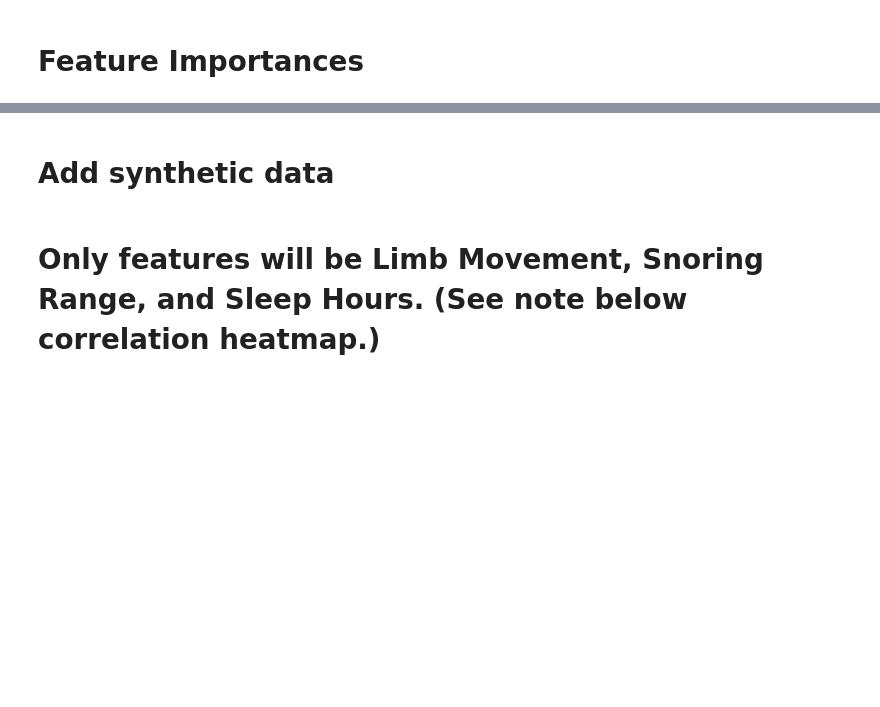
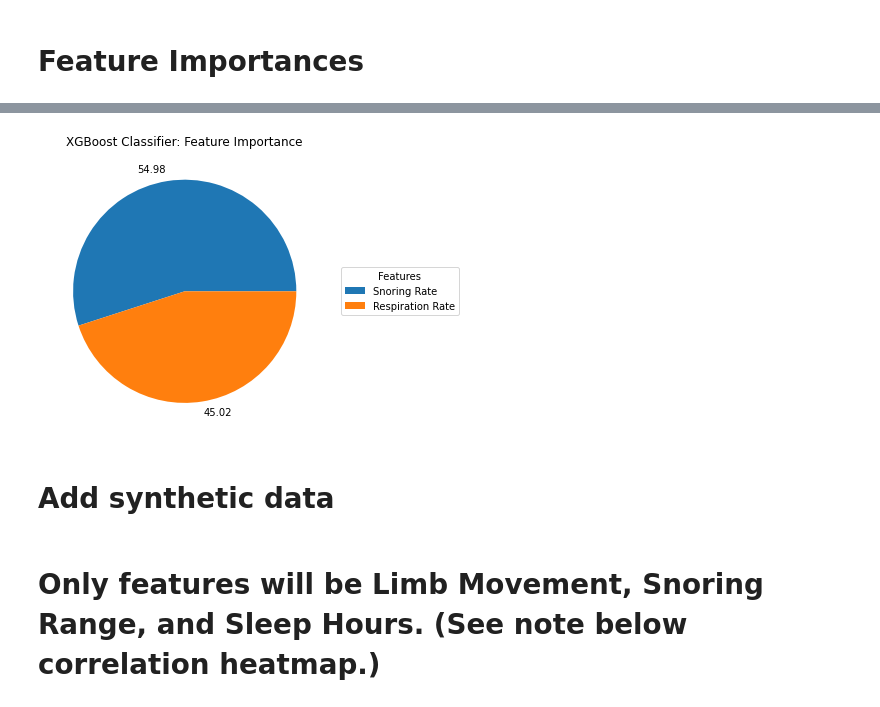
Before and after one commit to mkerekes1427/CAP-4770-Final-Project, a Jupyter notebook: sleep-datascience-notebook.ipynb, the cells around one changed output, grey strips where cells are left out. Drawn from its saved outputs; the diff is of its cells as text; code cells hidden in the pictures; blank space fills up the shorter version.

```diff
--- a/sleep-datascience-notebook.ipynb
+++ b/sleep-datascience-notebook.ipynb
@@ -275,3 +293,11 @@ XGBoost Classifier [0.5498198 0.        0.4501802 0.        0.        0.
+# %%
+fig, ax = plt.subplots(figsize=(5,24))
+ax.pie(XGB_importance, labels=XGB_importance)
+plt.title('XGBoost Classifier: Feature Importance')
+ax.legend(features[:len(XGB_importance)], title='Features',loc='center right', bbox_to_anchor=(1, 0, .5, 1))
+plt.show()
+# %% [output]
+[figure, added]
 # %% [markdown]
 # Add synthetic data
 # %%
```
Also changed, not shown: parts of 18 cells of this notebook.
